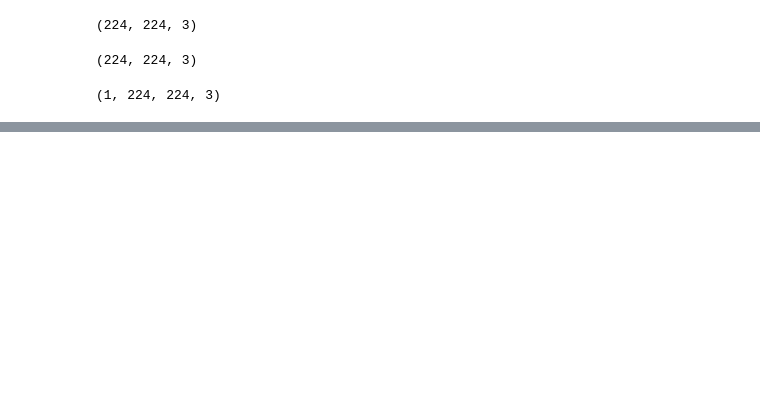
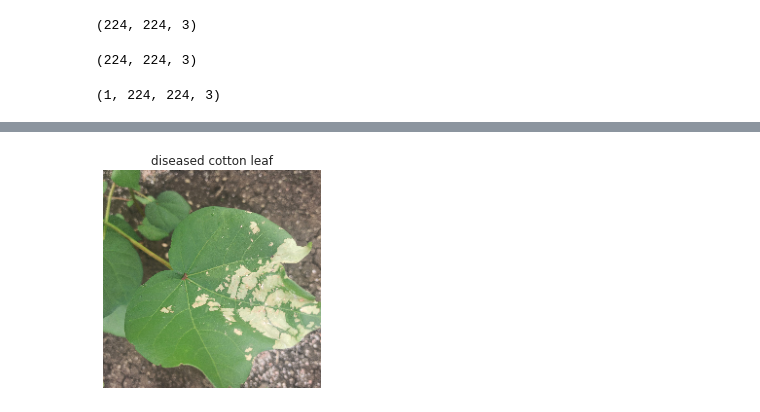
Before and after one commit to amitjha11/Cotton-Disease-Detection-Using-CNN, a Jupyter notebook: Cotton_Disease_Prediction_.ipynb, the cells around one changed output, grey strips where cells are left out. Cells and saved outputs as stored; diff of their text form; code cells hidden in the pictures; blank space fills up the shorter version.

```diff
--- a/Cotton_Disease_Prediction_.ipynb
+++ b/Cotton_Disease_Prediction_.ipynb
@@ -168,0 +228,9 @@ array([[9.9999690e-01, 2.9429430e-06, 6.0357624e-10, 1.3546240e-07]],
+# %%
+#ploting image with predicted class name
+plt.figure(figsize = (4,4))
+plt.imshow(img)
+plt.axis('off')
+plt.title(class_name)
+plt.show()
+# %% [output]
+[figure, added]
```
Also changed, not shown: parts of 14 cells of this notebook.
